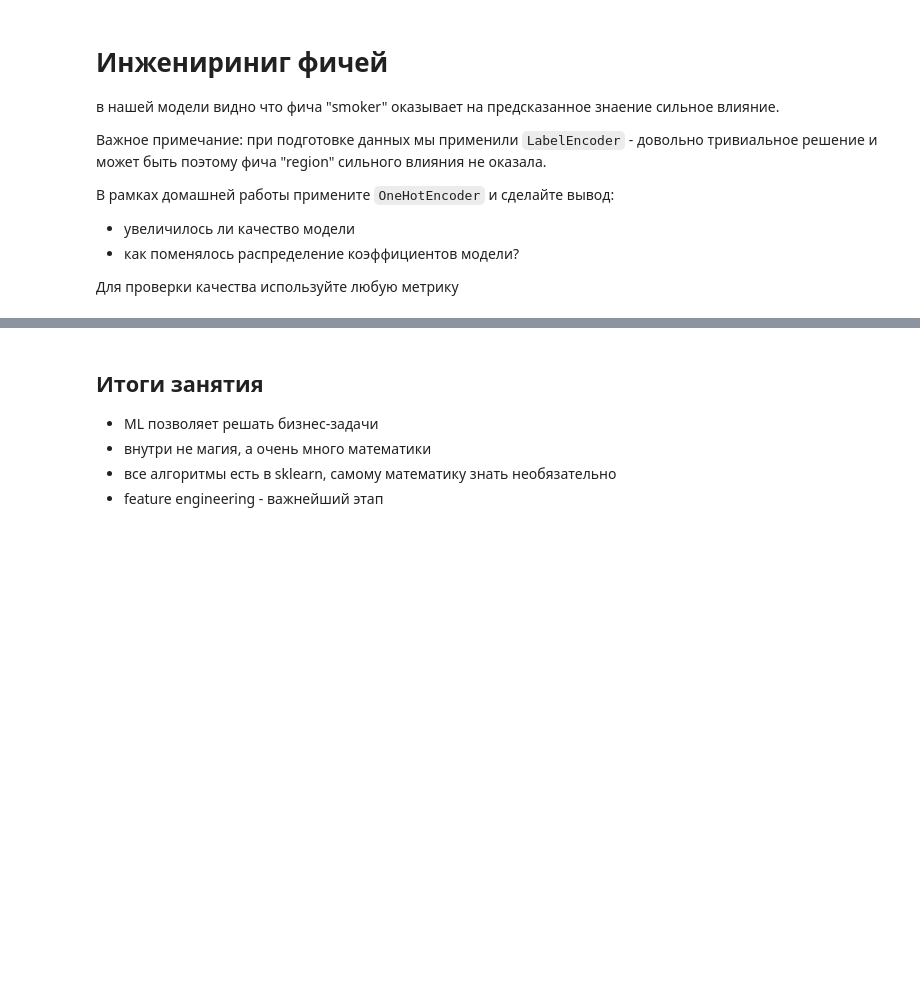
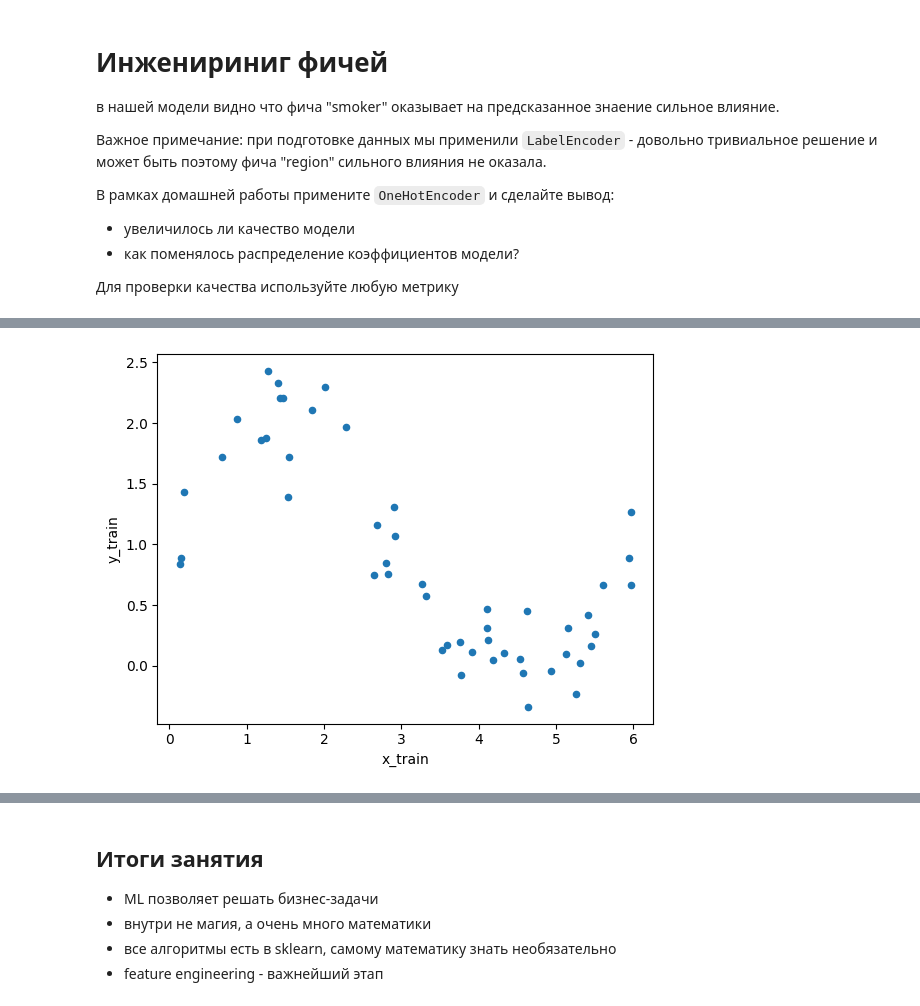
Before and after one commit to aleksandr-dzhumurat/ai_product_engineer, a Jupyter notebook: jupyter_notebooks/vol_00_pre_requirements_01_machine_learning_intro.ipynb, the cells around one changed output, grey strips where cells are left out. Cells and saved outputs as stored; diff of their text form; code cells hidden in the pictures; blank space fills up the shorter version.

```diff
--- a/jupyter_notebooks/vol_00_pre_requirements_01_machine_learning_intro.ipynb
+++ b/jupyter_notebooks/vol_00_pre_requirements_01_machine_learning_intro.ipynb
@@ -486,0 +503,11 @@ fig.show()
+# %%
+import pandas as pd
+import matplotlib.pyplot as plt
+%matplotlib inline
+
+regression_data_file_path = os.path.join(root_data_dir, 'non_linear.csv')
+df = pd.read_csv(regression_data_file_path, encoding='utf8')
+df.plot.scatter(x='x_train', y='y_train')
+plt.show()
+# %% [output]
+[figure, added]
```
Also changed, not shown: parts of 14 cells of this notebook, 7 other files.
